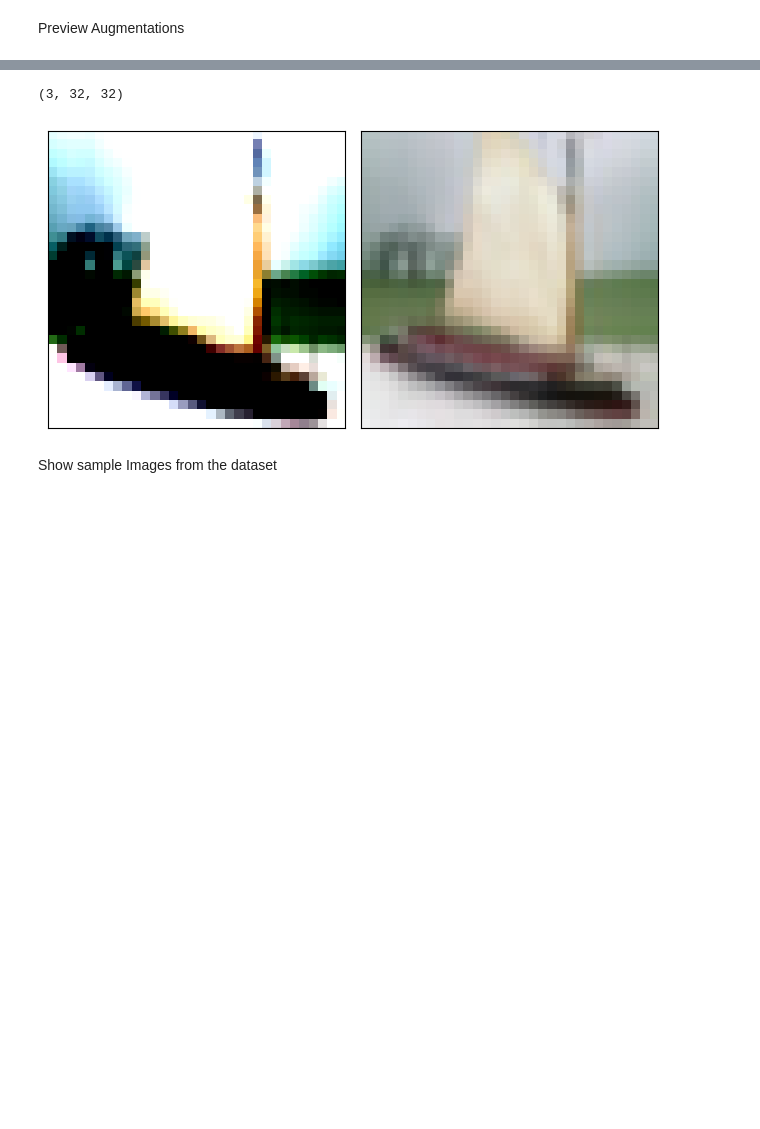
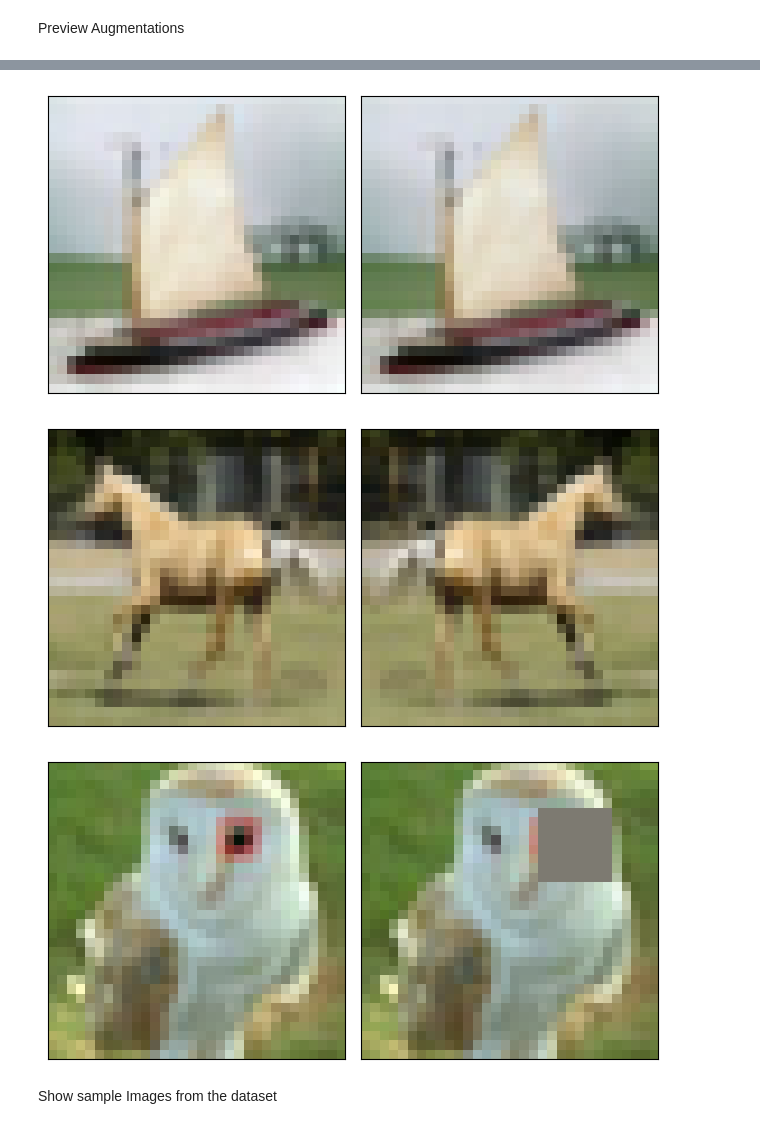
Before and after one commit to jyanivaddi/ERA_V1, a Jupyter notebook: session_10/s10.ipynb, the cells around one changed output, grey strips where cells are left out. Saved outputs shown, nothing was run; the diff lists cells and outputs as text; code cells hidden in the pictures; blank space fills up the shorter version.

```diff
--- a/session_10/s10.ipynb
+++ b/session_10/s10.ipynb
@@ -109,29 +111,50 @@ import numpy as np
 import matplotlib.pyplot as plt
 from torchvision import datasets, transforms
 
+def un_normalize_image(img):
+    un_norm_transform = transforms.Compose([transforms.Normalize((0.,0.,0.,),(1./0.247,1./0.244,1./0.262)),
+                                                 transforms.Normalize((-0.491,-0.482,-0.447),(1.0,1.0,1.0))])
+    return un_norm_transform(img)
+
 def preview_augmentations(train_loader, image_transform):
     batch_data, batch_label = next(iter(train_loader))
-    preview_img = np.asarray(batch_data[0].squeeze())
-    #preview_img = (preview_img*255./np.max(preview_img)).astype('uint8')
+    preview_img = np.asarray(un_normalize_image(batch_data[0].squeeze()))
+    preview_img = (preview_img*255./np.max(preview_img)).astype('uint8')
     preview_label = batch_label[0]
     fig, axs = plt.subplots(1, 2)
     plt.tight_layout()
-    un_normalize_transform = transforms.Compose([transforms.Normalize((0.,0.,0.,),(1./0.247,1./0.244,1./0.262)),
-                                                 transforms.Normalize((-0.491,-0.482,-0.447),(1.0,1.0,1.0))])
-    un_normalized_img = un_normalize_transform(batch_data[0].squeeze())
+
+    un_normalized_img = un_normalize_image(batch_data[0].squeeze())
     un_normalized_img = np.asarray(un_normalized_img)
-    print(un_normalized_img.shape)
-    transformed_numpy_img = image_transform(image = un_normalized_img)["image"]
-    #transformed_numpy_img = (transformed_numpy_img*255./np.max(transformed_numpy_img)).astype('uint8')
+    transformed_numpy_img = image_transform(image = un_normalized_img.transpose(1,2,0))["image"]
     axs[0].imshow(preview_img.transpose((1,2,0)))
     axs[0].set_xticks([])
     axs[0].set_yticks([])
-    axs[1].imshow(transformed_numpy_img.transpose((1,2,0)))
+    axs[1].imshow(transformed_numpy_img)
     axs[1].set_xticks([])
     axs[1].set_yticks([])
     plt.tight_layout()
     plt.show()
 
-img_transforms = A.Compose([AA.crops.transforms.RandomResizedCrop(height= 32,width = 32,p=0.5)])
-preview_augmentations(train_loader, img_transforms)
+# Reload train and test loader to preview augmentations
+torch.manual_seed(1)
+batch_size = 512
+kwargs = {'num_workers': 2, 'pin_memory': True} if use_cuda else {}
+eg_train_loader, eg_test_loader, eg_class_names = load_cifar10_data(train_transforms= A.Compose([A.Normalize(mean=(0.491,0.482,0.447),std=(0.247,0.244,0.262)),ToTensorV2()]), test_transforms=A.Compose([A.Normalize(mean=(0.491,0.482,0.447),std=(0.247,0.244,0.262)),ToTensorV2()]), batch_size=32, **kwargs)
+
+# Random Resized Crop
+img_transforms = A.Compose([AA.crops.transforms.RandomResizedCrop(height= 32,width = 32,p=0.2)])
+preview_augmentations(eg_train_loader, img_transforms)
+
+# Horizontal Flip
+img_transforms = A.Compose([A.HorizontalFlip(always_apply=True)])
+preview_augmentations(eg_train_loader, img_transforms)
+
+# Cut out
+img_transforms = A.Compose([AA.dropout.coarse_dropout.CoarseDropout(max_holes = 1, max_height=8,
+                                                max_width=8, min_holes = 1,
+                                                min_height=8, min_width=8,
+                                                fill_value=(0.491, 0.482, 0.447),
+                                                mask_fill_value = None, always_apply=True)])
+preview_augmentations(eg_train_loader, img_transforms)
 # %% [output]
@@ -139,5 +163,6 @@ WARNING:matplotlib.image:Clipping input data to the valid range for imshow with
-(3, 32, 32)
-[figure, old version]
+[figure, new version]
+[figure, added]
+[figure, added]
 # %% [markdown]
 Show sample Images from the dataset
 # %%
```
Also changed, not shown: parts of 10 cells of this notebook.
